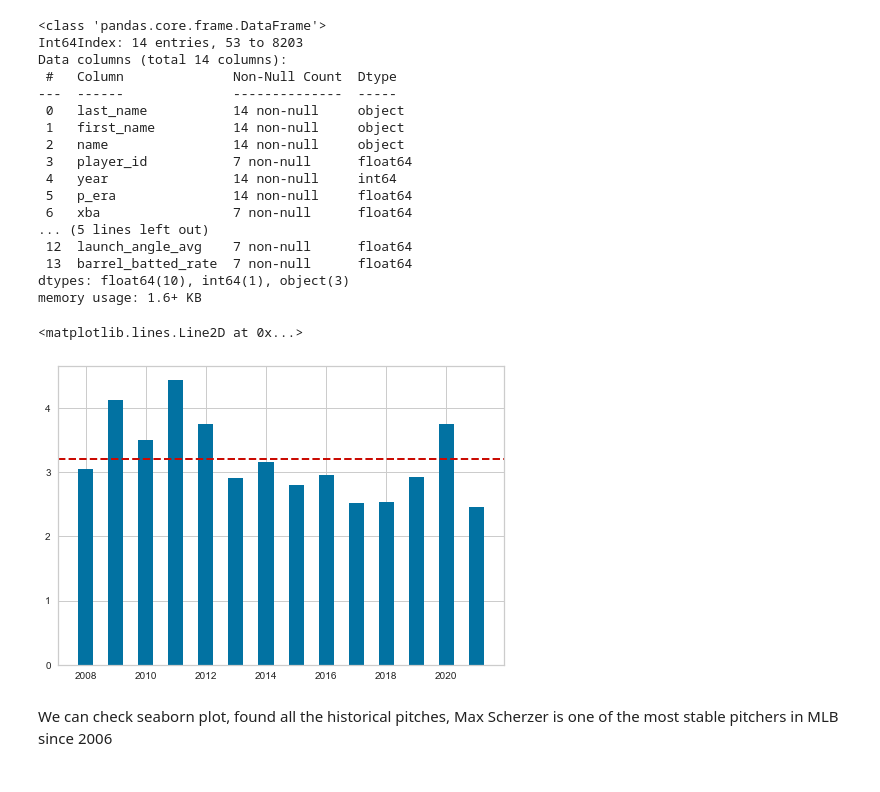
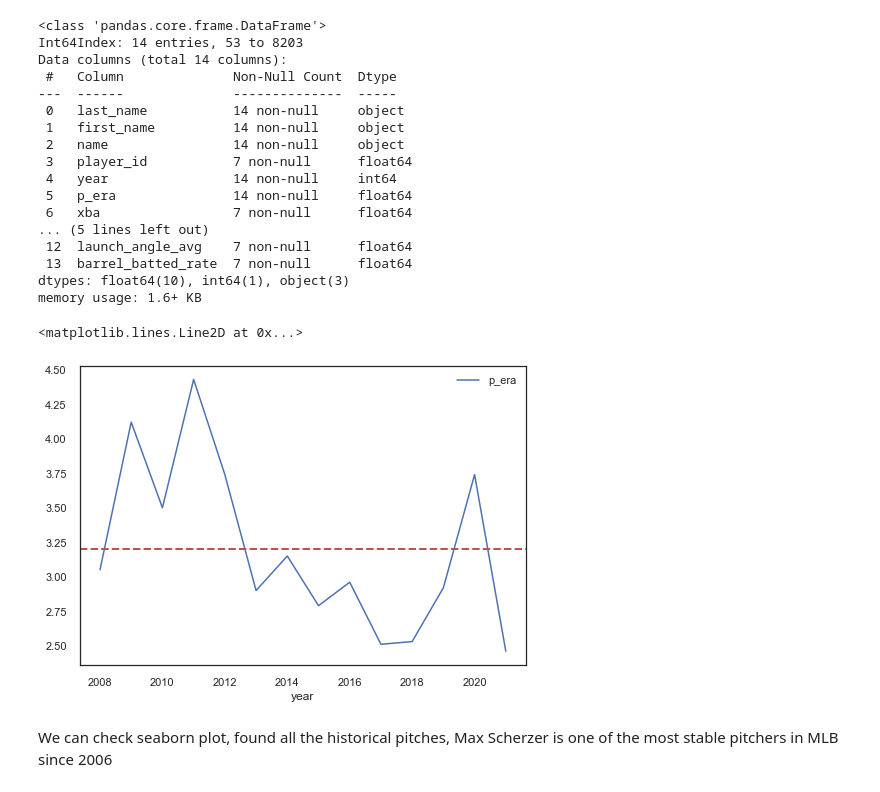
Before and after one commit to ollill0823/9999.ppwang-s-blog-posts, a Jupyter notebook: _notebooks/2022-03-12-Final-project.ipynb, the cells around one changed output. Drawn from its saved outputs; the diff is of its cells as text; code cells hidden in the pictures.

```diff
--- a/_notebooks/2022-03-12-Final-project.ipynb
+++ b/_notebooks/2022-03-12-Final-project.ipynb
@@ -1175,16 +1186,12 @@ Data columns (total 14 columns):
  13  barrel_batted_rate  7 non-null      float64
 dtypes: float64(10), int64(1), object(3)
 memory usage: 1.6+ KB
-# %%
-plt.bar(df5.year,
-        df5.p_era,
-        width=0.5,
-        bottom=None,
-        align='center',)
-plt.axhline(y=df5['p_era'].mean(), c="r", ls="--", lw=2)
-# %% [output]
-<matplotlib.lines.Line2D at 0x...>
-[figure, removed]
+# %%
+df5.sort_values(by=['year']).plot(x='year', y='p_era')
+plt.axhline(y=df5['p_era'].mean(), c="r", ls="--", lw=2)
+# %% [output]
+<matplotlib.lines.Line2D at 0x...>
+[figure, added]
 # %% [markdown]
 We can check seaborn plot, found all the historical pitches, Max Scherzer is one of the most stable pitchers in MLB since 2006
 # %%
```
Also changed, not shown: parts of 27 cells of this notebook.
